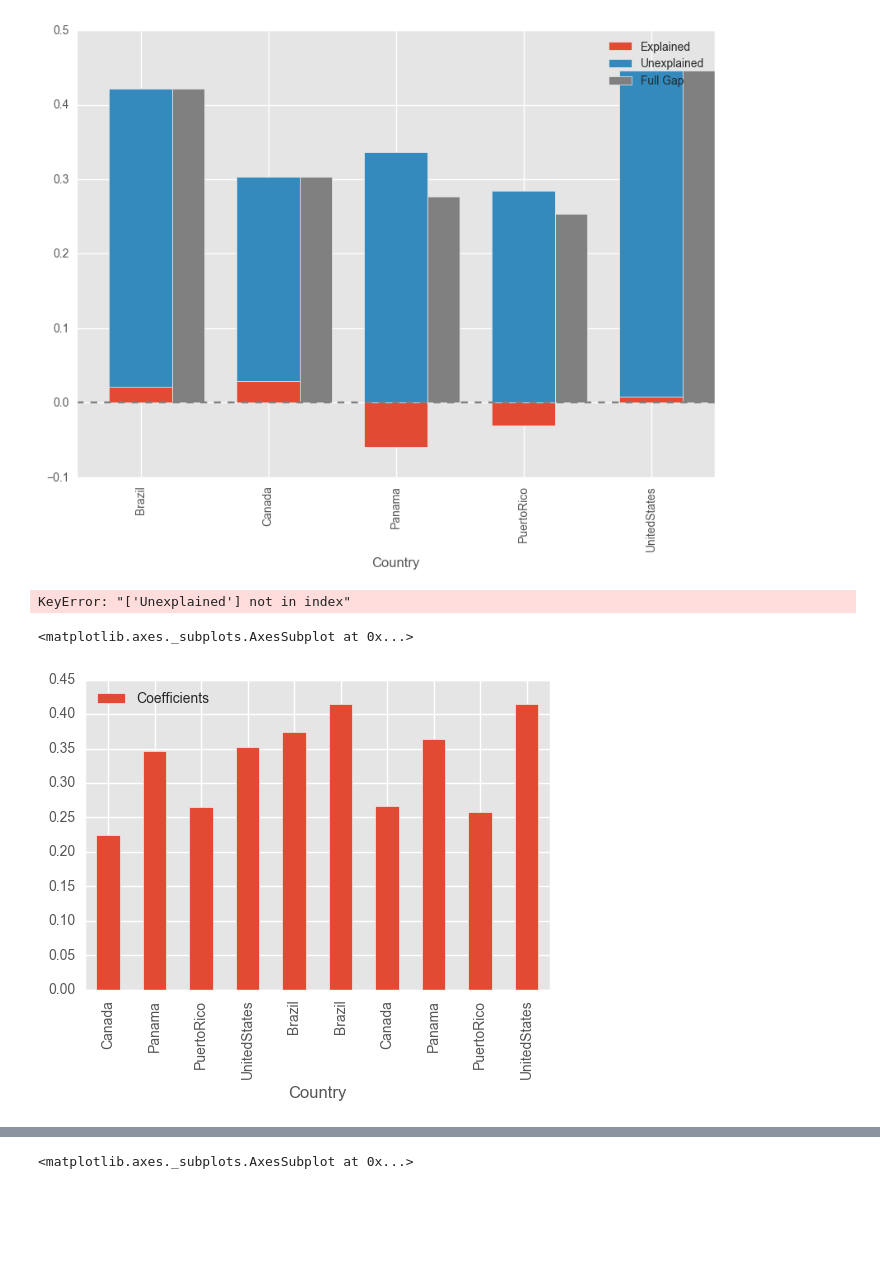
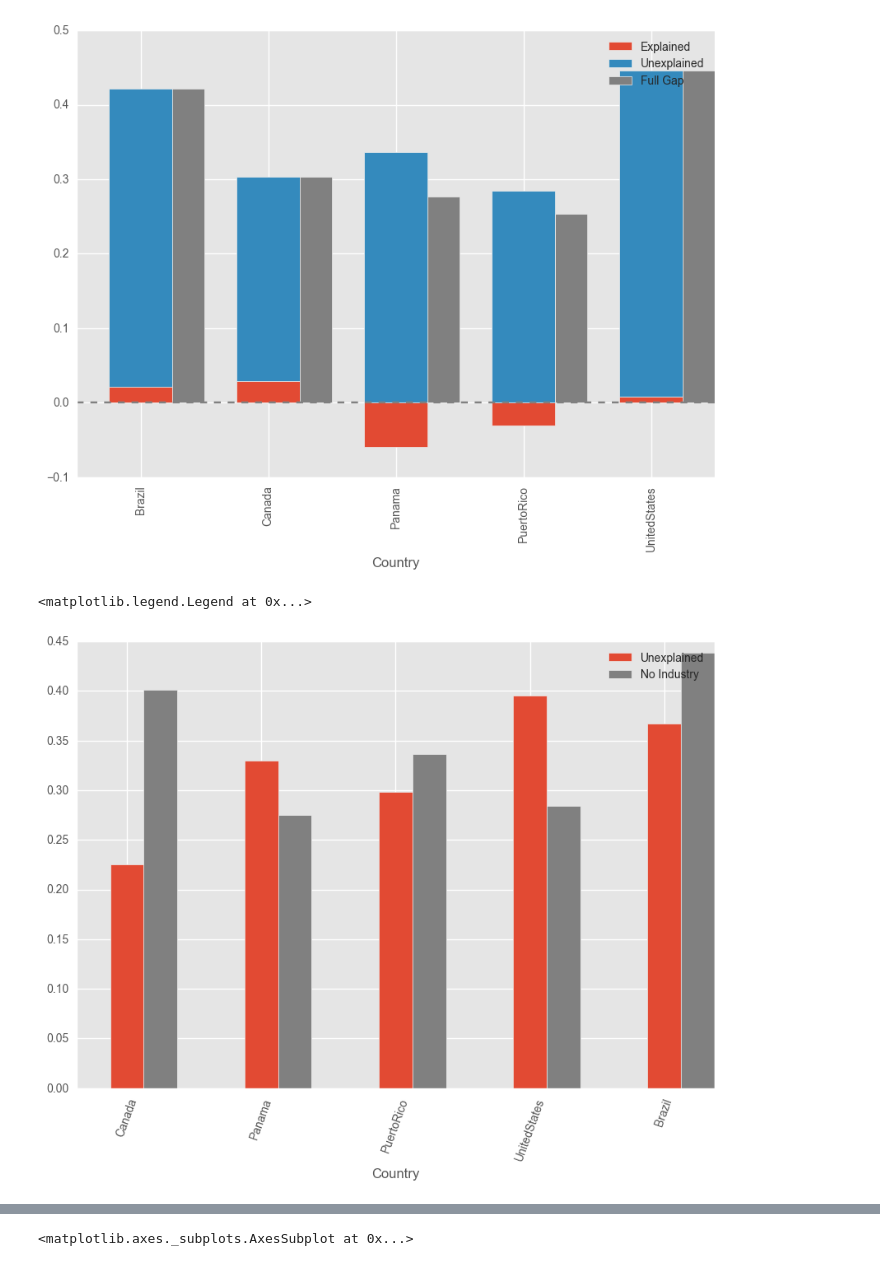
Before and after one commit to chrisdfong/Gender-Pay-Gap-Analysis, a Jupyter notebook: Project.ipynb, the cells around one changed output, grey strips where cells are left out. Saved outputs shown, nothing was run; the diff lists cells and outputs as text; code cells hidden in the pictures; blank space fills up the shorter version.

```diff
--- a/Project.ipynb
+++ b/Project.ipynb
@@ -548,18 +742,10 @@ plt.legend()
 <matplotlib.legend.Legend at 0x...>
 [figure]
 # %%
-three_fold[['Unexplained']].plot.bar(figsize=(10,7))
-two_fold_no_industry[['Unexplained']].plot.bar(figsize=(10,7))
-
-plt.bar(plt.xticks()[0]+.25, two_fold_no_industry['Gap'], width=.25, color='grey', label='Full Gap')
-
+two_fold[['Unexplained']].plot.bar(figsize=(10,7), label='Including Industry', width=.25)
+plt.bar(plt.xticks()[0]+.125, two_fold_no_industry['Unexplained'], width=.25, color='grey', label='No Industry')
+plt.xticks(rotation=70)
 plt.legend()
-
-three_fold.append(three_fold_no_industry)[['Coefficients']].sort_index().plot(kind='bar')
 # %% [output]
-KeyError: "['Unexplained'] not in index"
+<matplotlib.legend.Legend at 0x...>
+[figure, added]
-# %%
-three_fold.append(three_fold_no_industry)[['Coefficients']].plot(kind='bar')
-# %% [output]
-<matplotlib.axes._subplots.AxesSubplot at 0x...>
-[figure, removed]
```
Also changed, not shown: parts of 39 cells of this notebook.
